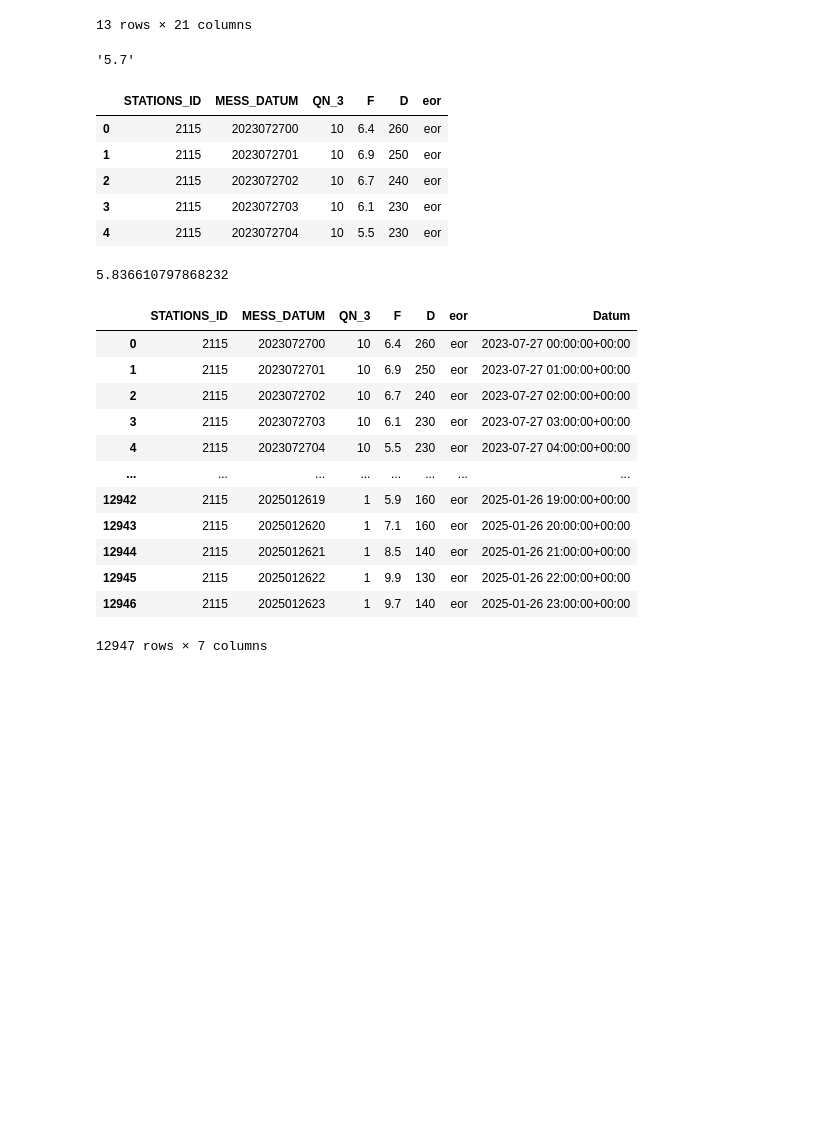
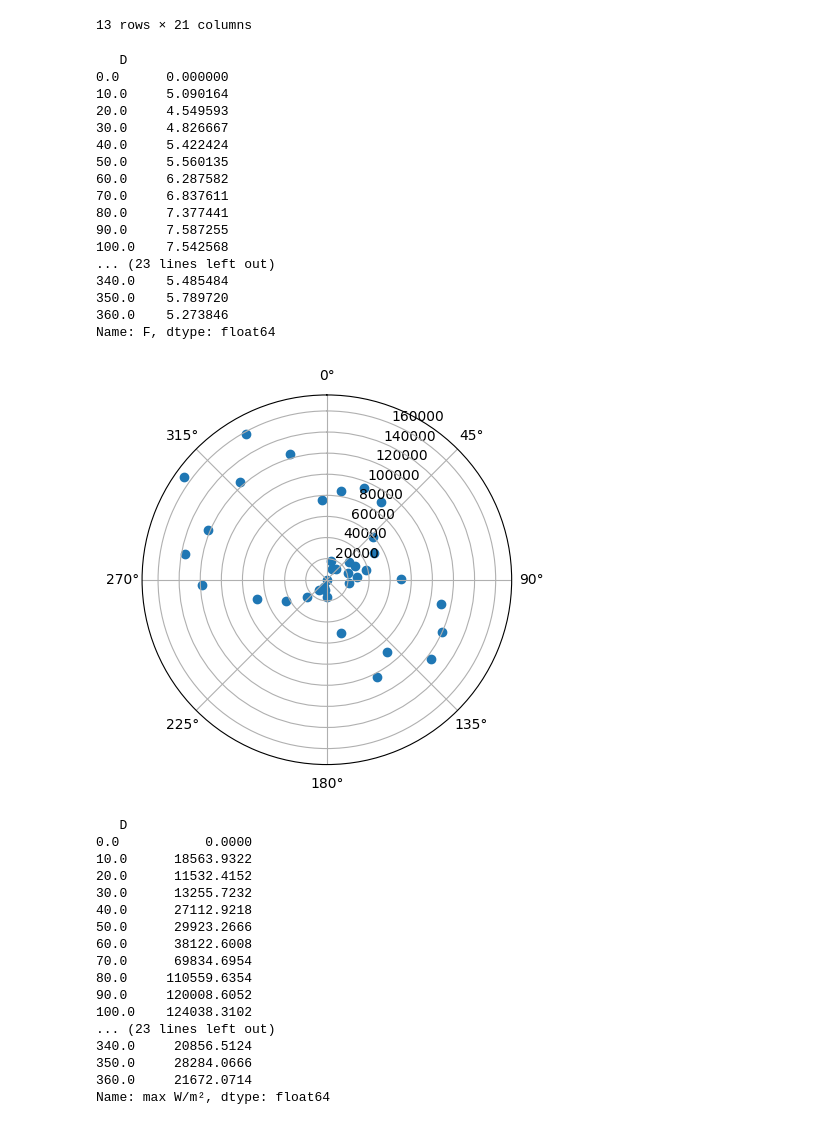
Before and after one commit to strubbi77/breisgauwind, a Jupyter notebook: wind_breisgau.ipynb, the cells around one changed output. Cells and saved outputs as stored; diff of their text form; code cells hidden in the pictures; blank space fills up the shorter version.

Commit message:
Wind nach Grad in Plot verteilt

```diff
--- a/wind_breisgau.ipynb
+++ b/wind_breisgau.ipynb
@@ -94,33 +94,58 @@ Strom
 | 2024 | -1.551892 | 14.510157 | 3.215348 | 0.0 | 13.254887 | 103.218695 | 132.647195 | ... |
 13 rows × 21 columns
 # %%
+DWD_Daten['max W/m²']=DWD_Daten.apply(lambda row: pow(min(row['   F'],15),3)*0.5*1.2, axis= 1)
+#DWD_Daten.index.year
-# %% [output]
-'5.7'
 # %%
+f=f.rename('F')
+f
 # %% [output]
-|  | STATIONS_ID | MESS_DATUM | QN_3 | F | D | eor |
-| 0 | 2115 | 2023072700 | 10 | 6.4 | 260 | eor |
-| 1 | 2115 | 2023072701 | 10 | 6.9 | 250 | eor |
-| 2 | 2115 | 2023072702 | 10 | 6.7 | 240 | eor |
-| 3 | 2115 | 2023072703 | 10 | 6.1 | 230 | eor |
-| 4 | 2115 | 2023072704 | 10 | 5.5 | 230 | eor |
+   D
+0.0      0.000000
+10.0     5.090164
+20.0     4.549593
+30.0     4.826667
+40.0     5.422424
+50.0     5.560135
+60.0     6.287582
+70.0     6.837611
+80.0     7.377441
+90.0     7.587255
+100.0    7.542568
+... (23 lines left out)
+340.0    5.485484
+350.0    5.789720
+360.0    5.273846
+Name: F, dtype: float64
 # %%
-DWD_Daten['   F'].mean()
+y=DWD_Daten[DWD_Daten.index.year==2024]
+wr=DWD_Daten['   D']
+f=y.groupby(wr)['max W/m²'].sum()
-# %% [output]
-5.836610797868232
+# %%
+import matplotlib.pyplot as plt
+fig, ax = plt.subplots(subplot_kw={'projection': 'polar'})
+ax.set_theta_zero_location("N")
+ax.set_theta_direction(-1)
+c=ax.scatter(f.index/45,f.to_list())
+# %% [output]
+[figure, added]
 # %%
-DWD_Daten
+f.to_list()
 # %% [output]
-|  | STATIONS_ID | MESS_DATUM | QN_3 | F | D | eor | Datum |
-| 0 | 2115 | 2023072700 | 10 | 6.4 | 260 | eor | 2023-07-27 00:00:00+00:00 |
-| 1 | 2115 | 2023072701 | 10 | 6.9 | 250 | eor | 2023-07-27 01:00:00+00:00 |
-| 2 | 2115 | 2023072702 | 10 | 6.7 | 240 | eor | 2023-07-27 02:00:00+00:00 |
-| 3 | 2115 | 2023072703 | 10 | 6.1 | 230 | eor | 2023-07-27 03:00:00+00:00 |
-| 4 | 2115 | 2023072704 | 10 | 5.5 | 230 | eor | 2023-07-27 04:00:00+00:00 |
-| ... | ... | ... | ... | ... | ... | ... | ... |
-| 12942 | 2115 | 2025012619 | 1 | 5.9 | 160 | eor | 2025-01-26 19:00:00+00:00 |
-| 12943 | 2115 | 2025012620 | 1 | 7.1 | 160 | eor | 2025-01-26 20:00:00+00:00 |
-| 12944 | 2115 | 2025012621 | 1 | 8.5 | 140 | eor | 2025-01-26 21:00:00+00:00 |
-| 12945 | 2115 | 2025012622 | 1 | 9.9 | 130 | eor | 2025-01-26 22:00:00+00:00 |
-| 12946 | 2115 | 2025012623 | 1 | 9.7 | 140 | eor | 2025-01-26 23:00:00+00:00 |
-12947 rows × 7 columns
+   D
+0.0           0.0000
+10.0      18563.9322
+20.0      11532.4152
+30.0      13255.7232
+40.0      27112.9218
+50.0      29923.2666
+60.0      38122.6008
+70.0      69834.6954
+80.0     110559.6354
+90.0     120008.6052
+100.0    124038.3102
+... (23 lines left out)
+340.0     20856.5124
+350.0     28284.0666
+360.0     21672.0714
+Name: max W/m², dtype: float64
```
Also changed, not shown: 1 other file.
